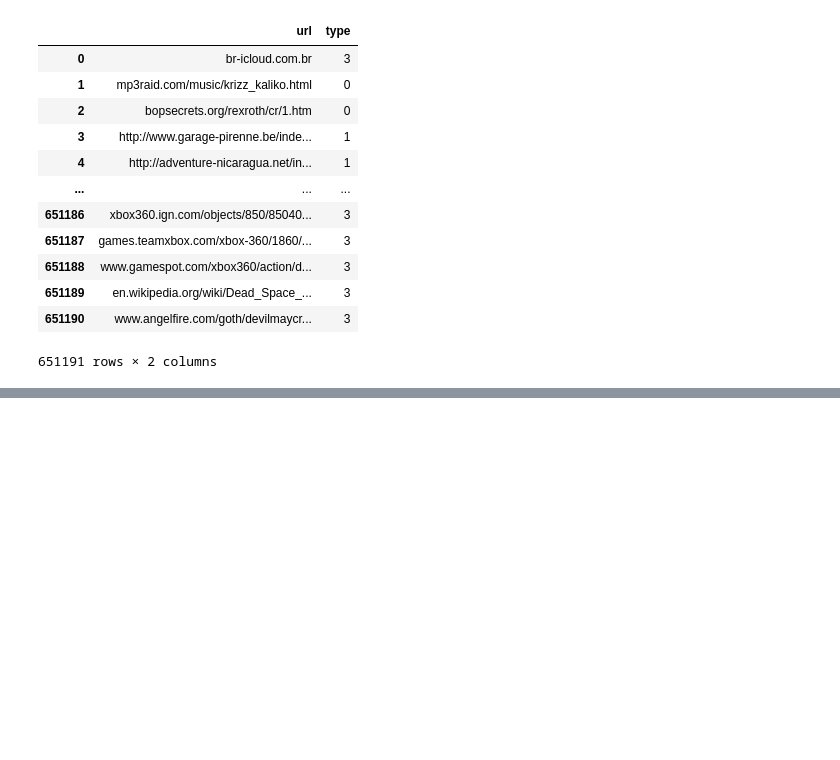
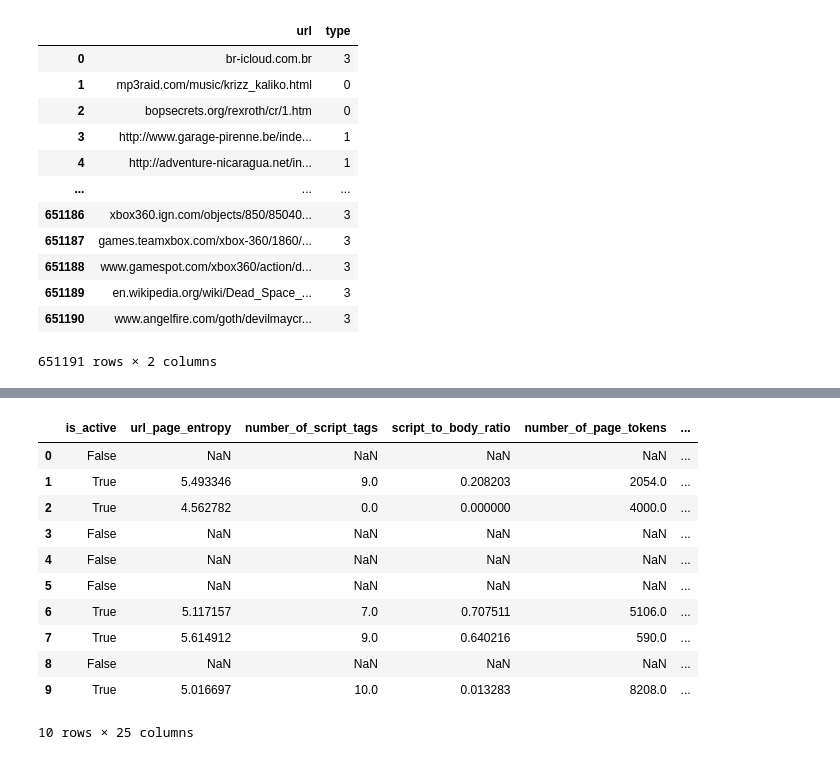
Before and after one commit to alonfirestein/Malicious-URL-Detection, a Jupyter notebook: main.ipynb, the cells around one changed output, grey strips where cells are left out. Cells and saved outputs as stored; diff of their text form; code cells hidden in the pictures; blank space fills up the shorter version.

```diff
--- a/main.ipynb
+++ b/main.ipynb
@@ -564,0 +204,52 @@ ModuleNotFoundError: No module named 'waybackpy'
+# %%
+def get_content_based_features(url):
+    features = dict()
+    urlparse = urllib.parse.urlparse(url)
+    html = get_html(url)
+    pq = get_pq(html)
+    suspicious_functions = ['escape','eval','link','unescape','exec','search']
+#     valid_tags =
+    if not html or not pq:
+        features['is_active'] = False
+        return pd.Series(features)
+    scripts = pq('script')
+    features['is_active'] = True
+    features['url_page_entropy'] = get_entropy(html)
+    features['number_of_script_tags'] = len(scripts)
+    features['script_to_body_ratio'] = len(scripts.text())/len(html)
+    features['number_of_page_tokens'] = len(html.lower().split())
+    features['number_of_sentences'] = len(html.split('.'))
+    features['number_of_punctuations'] = len([i for i in html if i in string.punctuation and i not in ['<', '>', '/']])
+    features['number_of_distinct_tokens'] = len(set([i.strip() for i in html.lower().split()]))
+    features['number_of_capitalizations'] = len([i for i in html if i.isupper()])
+    features['number_iframes'] = len(pq('iframe') + pq('frame'))
+    features['number_objects'] = len(pq('object'))
+    features['number_embeds'] = len(pq('embed'))
+    features['number_hyperlinks'] = len(pq('a'))
+    features['number_of_whitespace'] = len([i for i in html if i == ' '])
+    features['number_of_hidden_tags'] = len(pq('.hidden')+pq('#hidden')+pq('*[visibility="none"]')+pq('*[display="none"]'))
+    features['number_of_html_tags'] = len(pq('*'))
+    features['number_of_double_documents'] = len(pq('html') + pq('body') + pq('title')) - 3
+    for suspicious_func in suspicious_functions:
+        features[f'number_of_suspicious_function_{suspicious_func}'] = sum([suspicious_func in script.text().lower() for script in scripts.items()])
+    features['average_script_length'] = average_script_length(pq)
+#     features['number_of_suspicious_elements'] = len([i for i in [i.tag for i in pq('*')] if i not in valid_tags])#TODO: valid_tags
+    features['average_number_of_tokens_in_sentence'] = average_number_of_tokens_in_sentence(html)
+    return pd.Series(features)
+
+features = df['url'].swifter.apply(get_content_based_features)
+# %%
+features
+# %% [output]
+|  | is_active | url_page_entropy | number_of_script_tags | script_to_body_ratio | number_of_page_tokens | ... |
+| 0 | False | NaN | NaN | NaN | NaN | ... |
+| 1 | True | 5.493346 | 9.0 | 0.208203 | 2054.0 | ... |
+| 2 | True | 4.562782 | 0.0 | 0.000000 | 4000.0 | ... |
+| 3 | False | NaN | NaN | NaN | NaN | ... |
+| 4 | False | NaN | NaN | NaN | NaN | ... |
+| 5 | False | NaN | NaN | NaN | NaN | ... |
+| 6 | True | 5.117157 | 7.0 | 0.707511 | 5106.0 | ... |
+| 7 | True | 5.614912 | 9.0 | 0.640216 | 590.0 | ... |
+| 8 | False | NaN | NaN | NaN | NaN | ... |
+| 9 | True | 5.016697 | 10.0 | 0.013283 | 8208.0 | ... |
+10 rows × 25 columns
```
Also changed, not shown: parts of 27 cells of this notebook.
